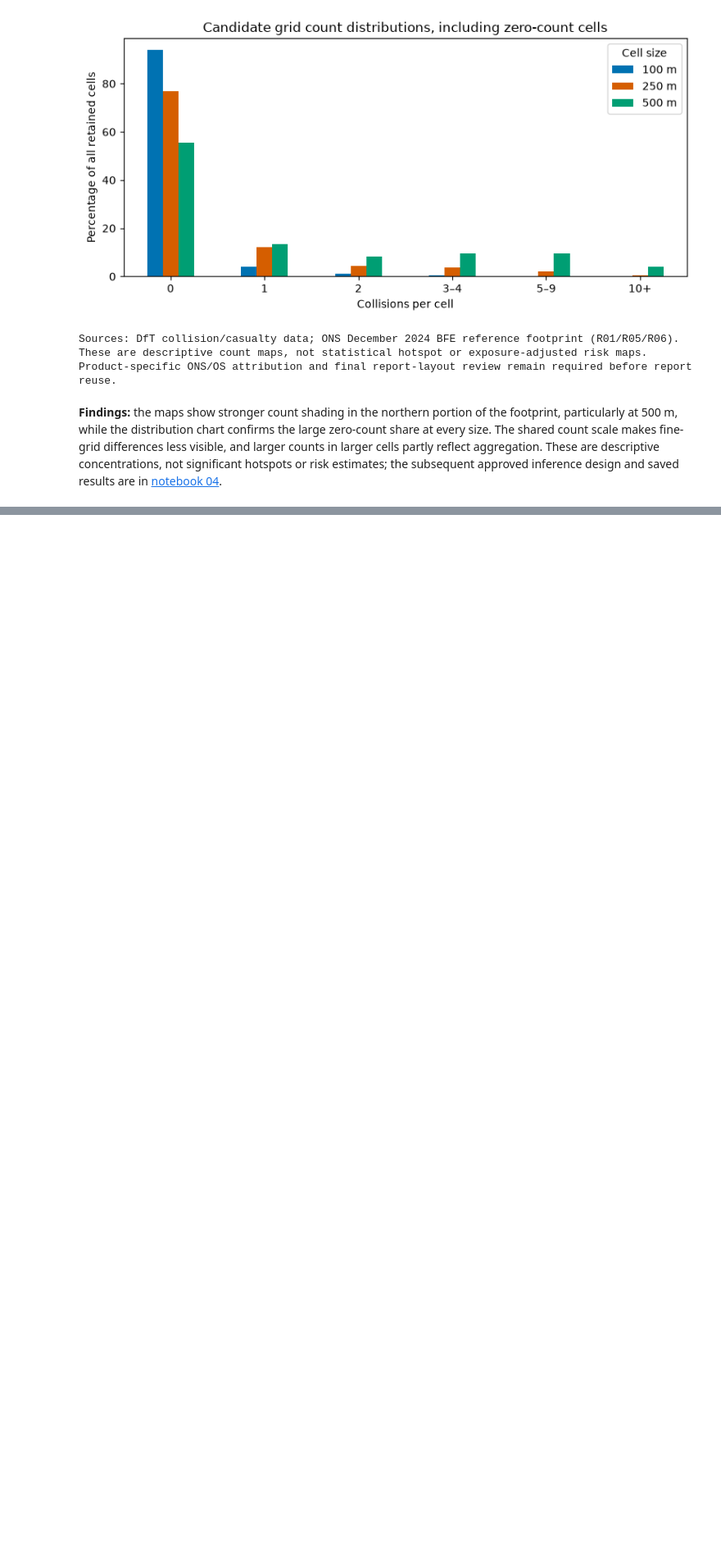
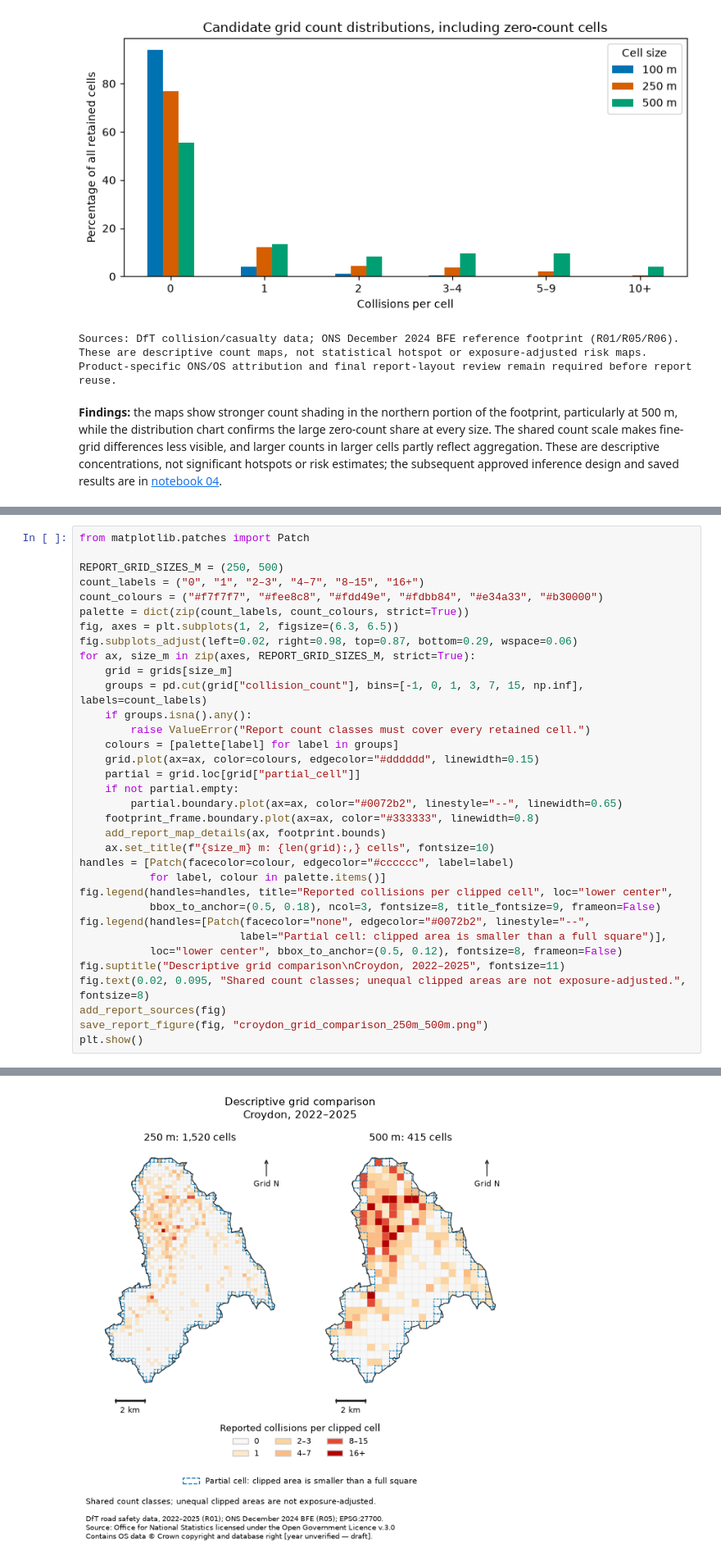
Before and after one commit to chathuranga-sudusinghe/london-pedestrian-collision-analysis, a Jupyter notebook: notebooks/03_croydon_grid_comparison.ipynb, the cells around one changed output, grey strips where cells are left out. Shown at 82% size. Saved outputs shown, nothing was run; the diff lists cells and outputs as text; blank space fills up the shorter version.

```diff
--- a/notebooks/03_croydon_grid_comparison.ipynb
+++ b/notebooks/03_croydon_grid_comparison.ipynb
@@ -415,0 +508,35 @@ Product-specific ONS/OS attribution and final report-layout review remain requir
+# %%
+from matplotlib.patches import Patch
+
+REPORT_GRID_SIZES_M = (250, 500)
+count_labels = ("0", "1", "2–3", "4–7", "8–15", "16+")
+count_colours = ("#f7f7f7", "#fee8c8", "#fdd49e", "#fdbb84", "#e34a33", "#b30000")
+palette = dict(zip(count_labels, count_colours, strict=True))
+fig, axes = plt.subplots(1, 2, figsize=(6.3, 6.5))
+fig.subplots_adjust(left=0.02, right=0.98, top=0.87, bottom=0.29, wspace=0.06)
+for ax, size_m in zip(axes, REPORT_GRID_SIZES_M, strict=True):
+    grid = grids[size_m]
+    groups = pd.cut(grid["collision_count"], bins=[-1, 0, 1, 3, 7, 15, np.inf], labels=count_labels)
+    if groups.isna().any():
+        raise ValueError("Report count classes must cover every retained cell.")
+    colours = [palette[label] for label in groups]
+    grid.plot(ax=ax, color=colours, edgecolor="#dddddd", linewidth=0.15)
+    partial = grid.loc[grid["partial_cell"]]
+    if not partial.empty:
+        partial.boundary.plot(ax=ax, color="#0072b2", linestyle="--", linewidth=0.65)
+    footprint_frame.boundary.plot(ax=ax, color="#333333", linewidth=0.8)
+    add_report_map_details(ax, footprint.bounds)
+    ax.set_title(f"{size_m} m: {len(grid):,} cells", fontsize=10)
+handles = [Patch(facecolor=colour, edgecolor="#cccccc", label=label)
+           for label, colour in palette.items()]
+fig.legend(handles=handles, title="Reported collisions per clipped cell", loc="lower center",
+           bbox_to_anchor=(0.5, 0.18), ncol=3, fontsize=8, title_fontsize=9, frameon=False)
+fig.legend(handles=[Patch(facecolor="none", edgecolor="#0072b2", linestyle="--",
+                         label="Partial cell: clipped area is smaller than a full square")],
+           loc="lower center", bbox_to_anchor=(0.5, 0.12), fontsize=8, frameon=False)
+fig.suptitle("Descriptive grid comparison\nCroydon, 2022–2025", fontsize=11)
+fig.text(0.02, 0.095, "Shared count classes; unequal clipped areas are not exposure-adjusted.", fontsize=8)
+add_report_sources(fig)
+save_report_figure(fig, "croydon_grid_comparison_250m_500m.png")
+plt.show()
+# %% [output]
@@ -415,0 +544 @@ Product-specific ONS/OS attribution and final report-layout review remain requir
+[figure, added]
```
Also changed, not shown: parts of 11 cells of this notebook, 15 other files.
